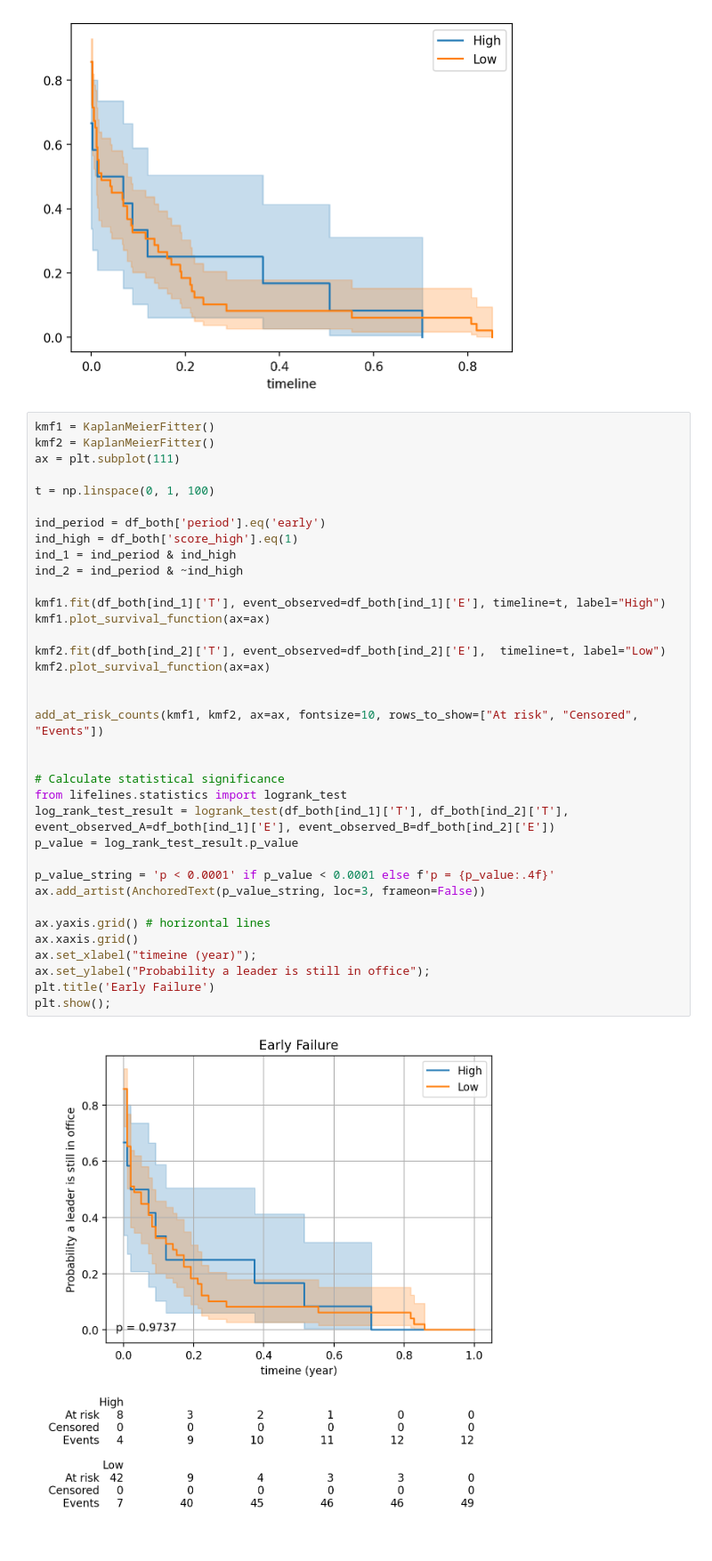
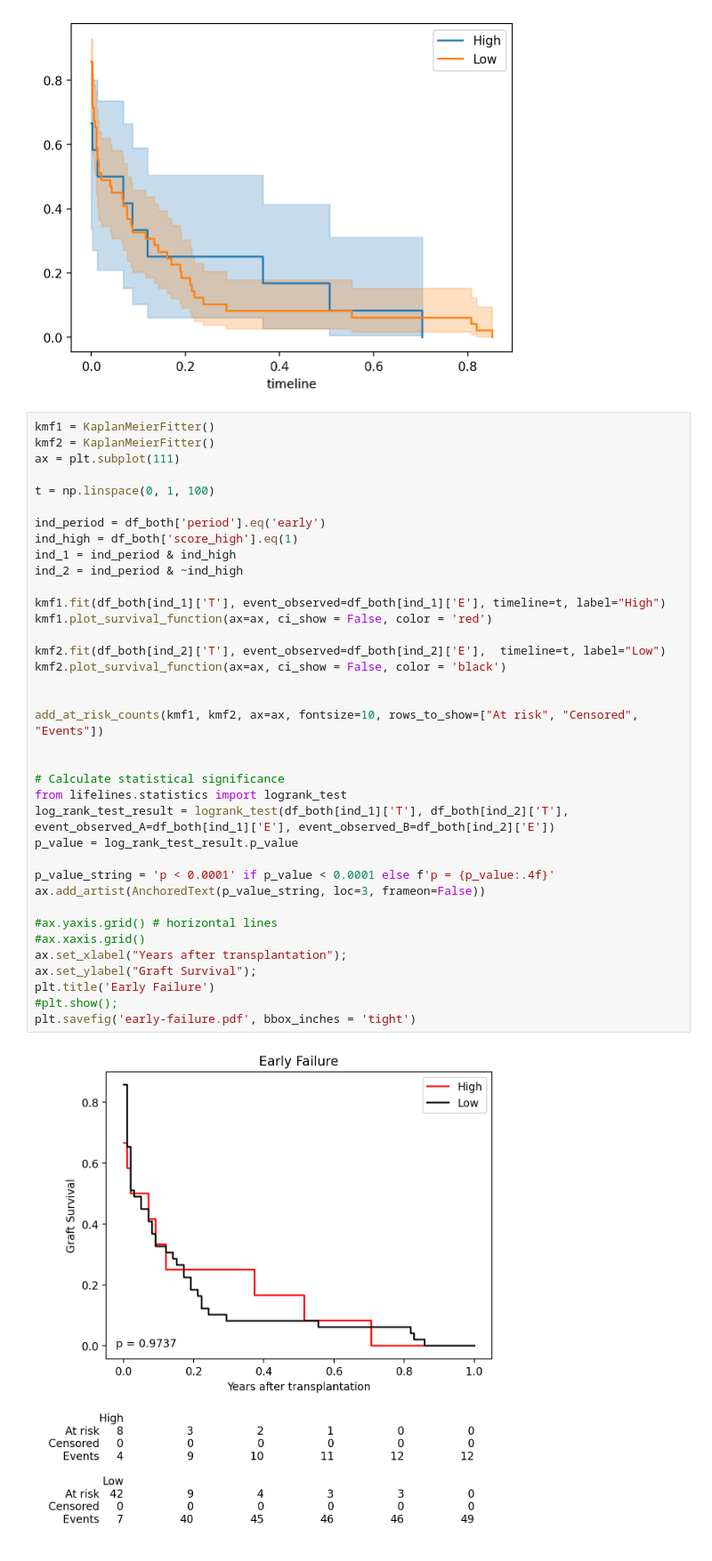
Before and after one commit to umcu-stride/desa_paper, a Jupyter notebook: Notebooks/antibody_epitopes/causal_analysis.ipynb, the cells around one changed output. Shown: that part at 89% size. Cells and saved outputs as stored; diff of their text form.

```diff
--- a/Notebooks/antibody_epitopes/causal_analysis.ipynb
+++ b/Notebooks/antibody_epitopes/causal_analysis.ipynb
@@ -346,41 +346,42 @@ kmf.plot_survival_function(ax=ax)
 # %%
 kmf1 = KaplanMeierFitter()
 kmf2 = KaplanMeierFitter()
 ax = plt.subplot(111)
 
 t = np.linspace(0, 1, 100)
 
 ind_period = df_both['period'].eq('early')
 ind_high = df_both['score_high'].eq(1)
 ind_1 = ind_period & ind_high
 ind_2 = ind_period & ~ind_high
 
 kmf1.fit(df_both[ind_1]['T'], event_observed=df_both[ind_1]['E'], timeline=t, label="High")
-kmf1.plot_survival_function(ax=ax)
+kmf1.plot_survival_function(ax=ax, ci_show = False, color = 'red')
 
 kmf2.fit(df_both[ind_2]['T'], event_observed=df_both[ind_2]['E'],  timeline=t, label="Low")
-kmf2.plot_survival_function(ax=ax)
+kmf2.plot_survival_function(ax=ax, ci_show = False, color = 'black')
 
 
 add_at_risk_counts(kmf1, kmf2, ax=ax, fontsize=10, rows_to_show=["At risk", "Censored", "Events"])
 
 
 # Calculate statistical significance
 from lifelines.statistics import logrank_test
 log_rank_test_result = logrank_test(df_both[ind_1]['T'], df_both[ind_2]['T'], event_observed_A=df_both[ind_1]['E'], event_observed_B=df_both[ind_2]['E'])
 p_value = log_rank_test_result.p_value
 
 p_value_string = 'p < 0.0001' if p_value < 0.0001 else f'p = {p_value:.4f}'
 ax.add_artist(AnchoredText(p_value_string, loc=3, frameon=False))
 
-ax.yaxis.grid() # horizontal lines
-ax.xaxis.grid()
-ax.set_xlabel("timeine (year)");
-ax.set_ylabel("Probability a leader is still in office");
+#ax.yaxis.grid() # horizontal lines
+#ax.xaxis.grid()
+ax.set_xlabel("Years after transplantation");
+ax.set_ylabel("Graft Survival");
 plt.title('Early Failure')
-plt.show();
+#plt.show();
+plt.savefig('early-failure.pdf', bbox_inches = 'tight')
 # %% [output]
-[figure, old version]
+[figure, new version]
 # %%
 kmf1 = KaplanMeierFitter()
 kmf2 = KaplanMeierFitter()
```
Also changed, not shown: parts of 8 cells of this notebook.
